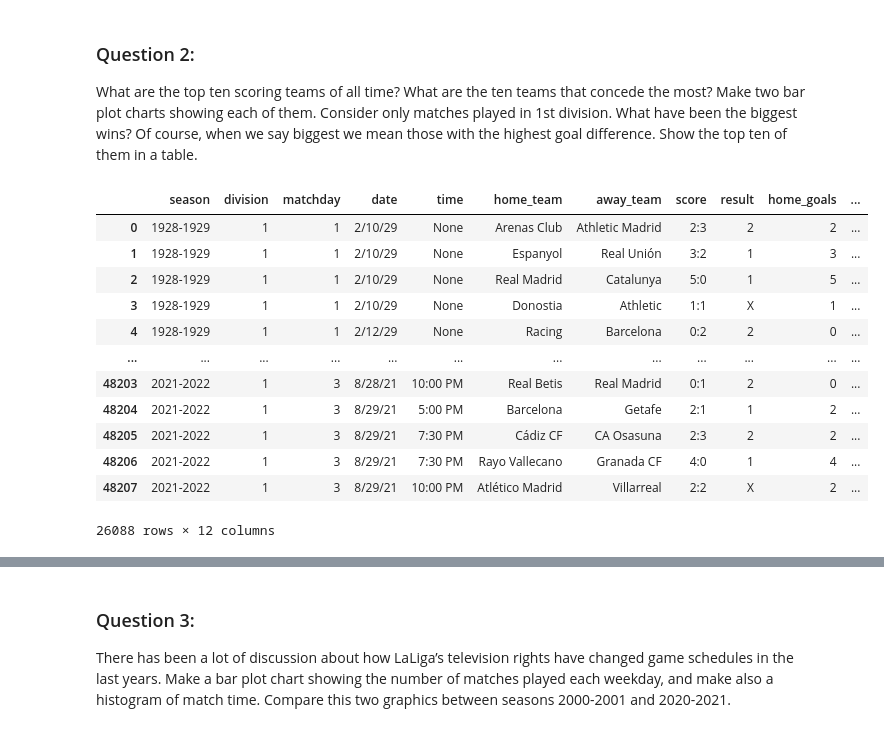
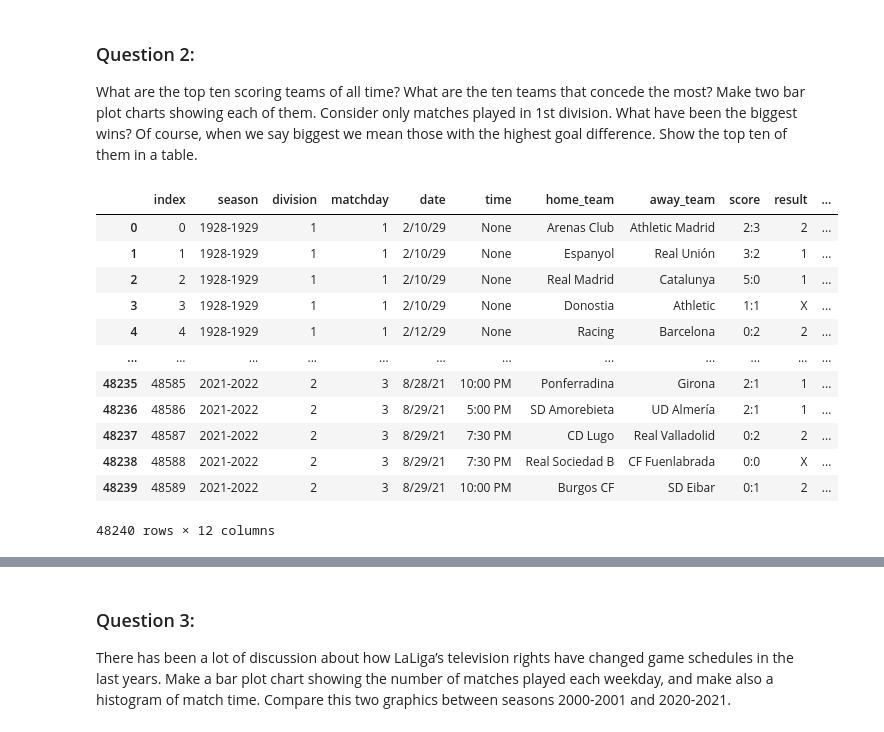
Before and after one commit to joseb061/Master-projects, a Jupyter notebook: analysis/LaLigaDataAnalysis.ipynb, the cells around one changed output, grey strips where cells are left out. Cells and saved outputs as stored; diff of their text form; code cells hidden in the pictures.

```diff
--- a/analysis/LaLigaDataAnalysis.ipynb
+++ b/analysis/LaLigaDataAnalysis.ipynb
@@ -10,3 +10,4 @@ with sqlite3.connect("../laliga.sqlite") as conn:
 df = df.loc[-df.score.isnull()]
 # %%
 df
+df = df.reset_index()
@@ -55,22 +43,22 @@ Consider only matches played in 1st division.
 What have been the biggest wins? Of course, when we say biggest we mean
 those with the highest goal difference. Show the top ten of them in a table.
 # %%
-df.loc[df['division'] == 1] = df2
-df2[['home_goals','away_goals']] = df2['score'].str.split(":",expand=True,)
-df2 = df2.astype({"home_goals": int, "away_goals": int})
-df2
+#df2 = df.loc[df['division'] == 1]
+df[['home_goals','away_goals']] = df['score'].str.split(":",expand=True)
+df = df.astype({"home_goals": int, "away_goals": int})
+df
 # %% [output]
-|  | season | division | matchday | date | time | home_team | away_team | score | result | home_goals | ... |
-| 0 | 1928-1929 | 1 | 1 | 2/10/29 | None | Arenas Club | Athletic Madrid | 2:3 | 2 | 2 | ... |
-| 1 | 1928-1929 | 1 | 1 | 2/10/29 | None | Espanyol | Real Unión | 3:2 | 1 | 3 | ... |
-| 2 | 1928-1929 | 1 | 1 | 2/10/29 | None | Real Madrid | Catalunya | 5:0 | 1 | 5 | ... |
-| 3 | 1928-1929 | 1 | 1 | 2/10/29 | None | Donostia | Athletic | 1:1 | X | 1 | ... |
-| 4 | 1928-1929 | 1 | 1 | 2/12/29 | None | Racing | Barcelona | 0:2 | 2 | 0 | ... |
+|  | index | season | division | matchday | date | time | home_team | away_team | score | result | ... |
+| 0 | 0 | 1928-1929 | 1 | 1 | 2/10/29 | None | Arenas Club | Athletic Madrid | 2:3 | 2 | ... |
+| 1 | 1 | 1928-1929 | 1 | 1 | 2/10/29 | None | Espanyol | Real Unión | 3:2 | 1 | ... |
+| 2 | 2 | 1928-1929 | 1 | 1 | 2/10/29 | None | Real Madrid | Catalunya | 5:0 | 1 | ... |
+| 3 | 3 | 1928-1929 | 1 | 1 | 2/10/29 | None | Donostia | Athletic | 1:1 | X | ... |
+| 4 | 4 | 1928-1929 | 1 | 1 | 2/12/29 | None | Racing | Barcelona | 0:2 | 2 | ... |
 | ... | ... | ... | ... | ... | ... | ... | ... | ... | ... | ... | ... |
-| 48203 | 2021-2022 | 1 | 3 | 8/28/21 | 10:00 PM | Real Betis | Real Madrid | 0:1 | 2 | 0 | ... |
-| 48204 | 2021-2022 | 1 | 3 | 8/29/21 | 5:00 PM | Barcelona | Getafe | 2:1 | 1 | 2 | ... |
-| 48205 | 2021-2022 | 1 | 3 | 8/29/21 | 7:30 PM | Cádiz CF | CA Osasuna | 2:3 | 2 | 2 | ... |
-| 48206 | 2021-2022 | 1 | 3 | 8/29/21 | 7:30 PM | Rayo Vallecano | Granada CF | 4:0 | 1 | 4 | ... |
-| 48207 | 2021-2022 | 1 | 3 | 8/29/21 | 10:00 PM | Atlético Madrid | Villarreal | 2:2 | X | 2 | ... |
+| 48235 | 48585 | 2021-2022 | 2 | 3 | 8/28/21 | 10:00 PM | Ponferradina | Girona | 2:1 | 1 | ... |
+| 48236 | 48586 | 2021-2022 | 2 | 3 | 8/29/21 | 5:00 PM | SD Amorebieta | UD Almería | 2:1 | 1 | ... |
+| 48237 | 48587 | 2021-2022 | 2 | 3 | 8/29/21 | 7:30 PM | CD Lugo | Real Valladolid | 0:2 | 2 | ... |
+| 48238 | 48588 | 2021-2022 | 2 | 3 | 8/29/21 | 7:30 PM | Real Sociedad B | CF Fuenlabrada | 0:0 | X | ... |
+| 48239 | 48589 | 2021-2022 | 2 | 3 | 8/29/21 | 10:00 PM | Burgos CF | SD Eibar | 0:1 | 2 | ... |
-26088 rows × 12 columns
+48240 rows × 12 columns
 # %%
```
Also changed, not shown: parts of 27 cells of this notebook, 1 other file.
